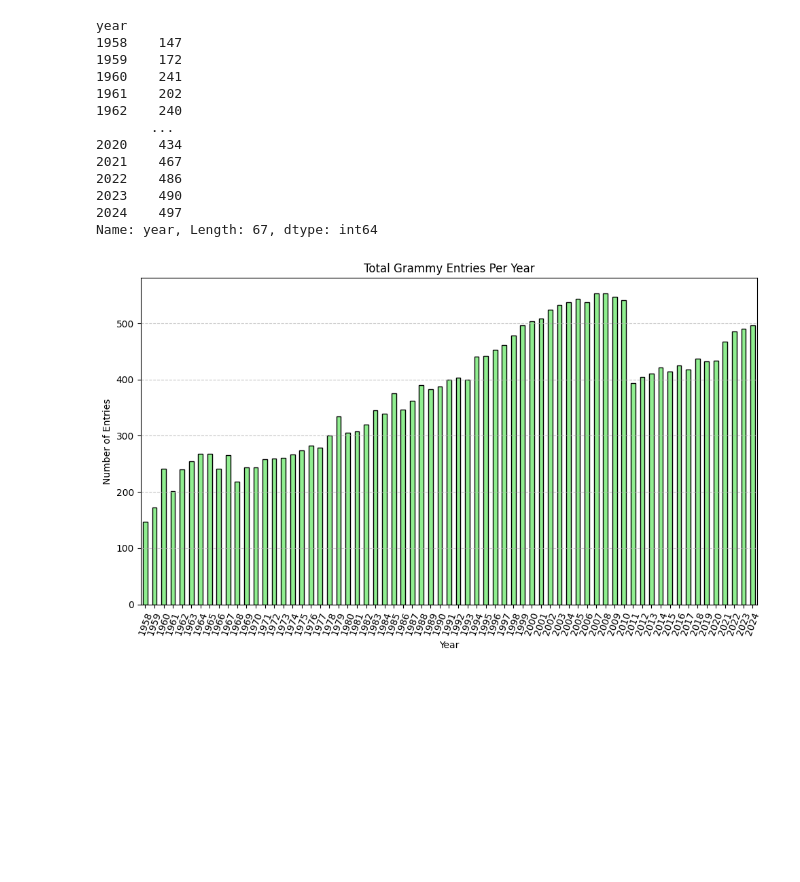
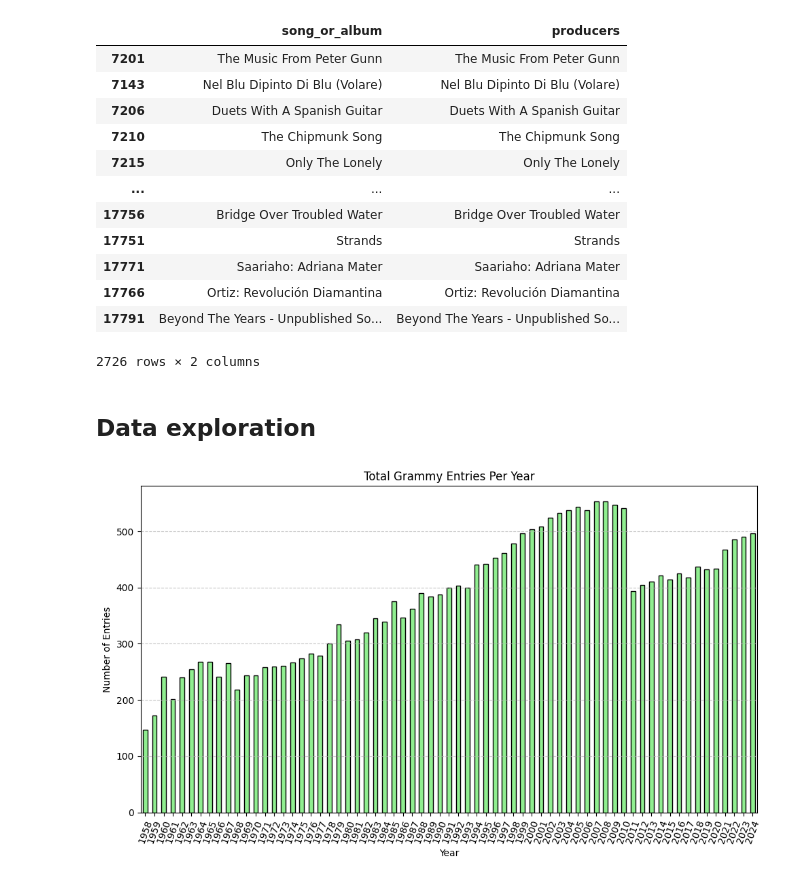
Before and after one commit to Zadigo/datasets, a Jupyter notebook: grammy/grammy.ipynb, the cells around one changed output. Drawn from its saved outputs; the diff is of its cells as text; code cells hidden in the pictures; blank space fills up the shorter version.

Commit message:
Updated data

```diff
--- a/grammy/grammy.ipynb
+++ b/grammy/grammy.ipynb
@@ -20,21 +30,23 @@ df.head(n=5)
+# %%
+df[df.artist == ''][['song_or_album', 'producers']]
+# %% [output]
+|  | song_or_album | producers |
+| 7201 | The Music From Peter Gunn | The Music From Peter Gunn |
+| 7143 | Nel Blu Dipinto Di Blu (Volare) | Nel Blu Dipinto Di Blu (Volare) |
+| 7206 | Duets With A Spanish Guitar | Duets With A Spanish Guitar |
+| 7210 | The Chipmunk Song | The Chipmunk Song |
+| 7215 | Only The Lonely | Only The Lonely |
+| ... | ... | ... |
+| 17756 | Bridge Over Troubled Water | Bridge Over Troubled Water |
+| 17751 | Strands | Strands |
+| 17771 | Saariaho: Adriana Mater | Saariaho: Adriana Mater |
+| 17766 | Ortiz: Revolución Diamantina | Ortiz: Revolución Diamantina |
+| 17791 | Beyond The Years - Unpublished So... | Beyond The Years - Unpublished So... |
+2726 rows × 2 columns
+# %% [markdown]
+## Data exploration
 # %%
 grouping = df.groupby('year')['year'].count()
-# %%
-grouping
-# %% [output]
-year
-1958    147
-1959    172
-1960    241
-1961    202
-1962    240
-       ...
-2020    434
-2021    467
-2022    486
-2023    490
-2024    497
-Name: year, Length: 67, dtype: int64
 # %%
 plt.figure(figsize=(10, 6))
 grouping.plot(kind='bar', color='lightgreen', edgecolor='black')
```
Also changed, not shown: parts of 8 cells of this notebook, 3 other files.
